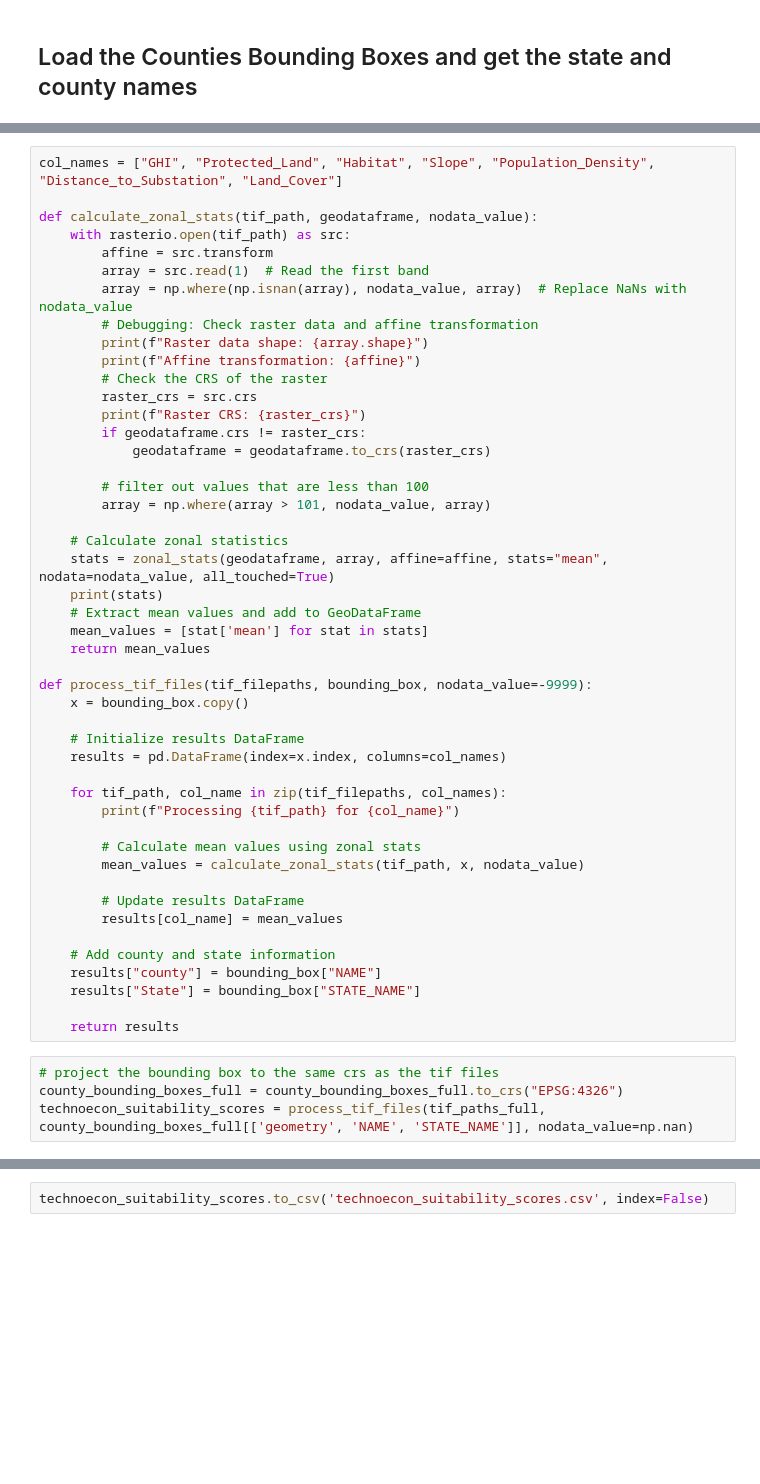
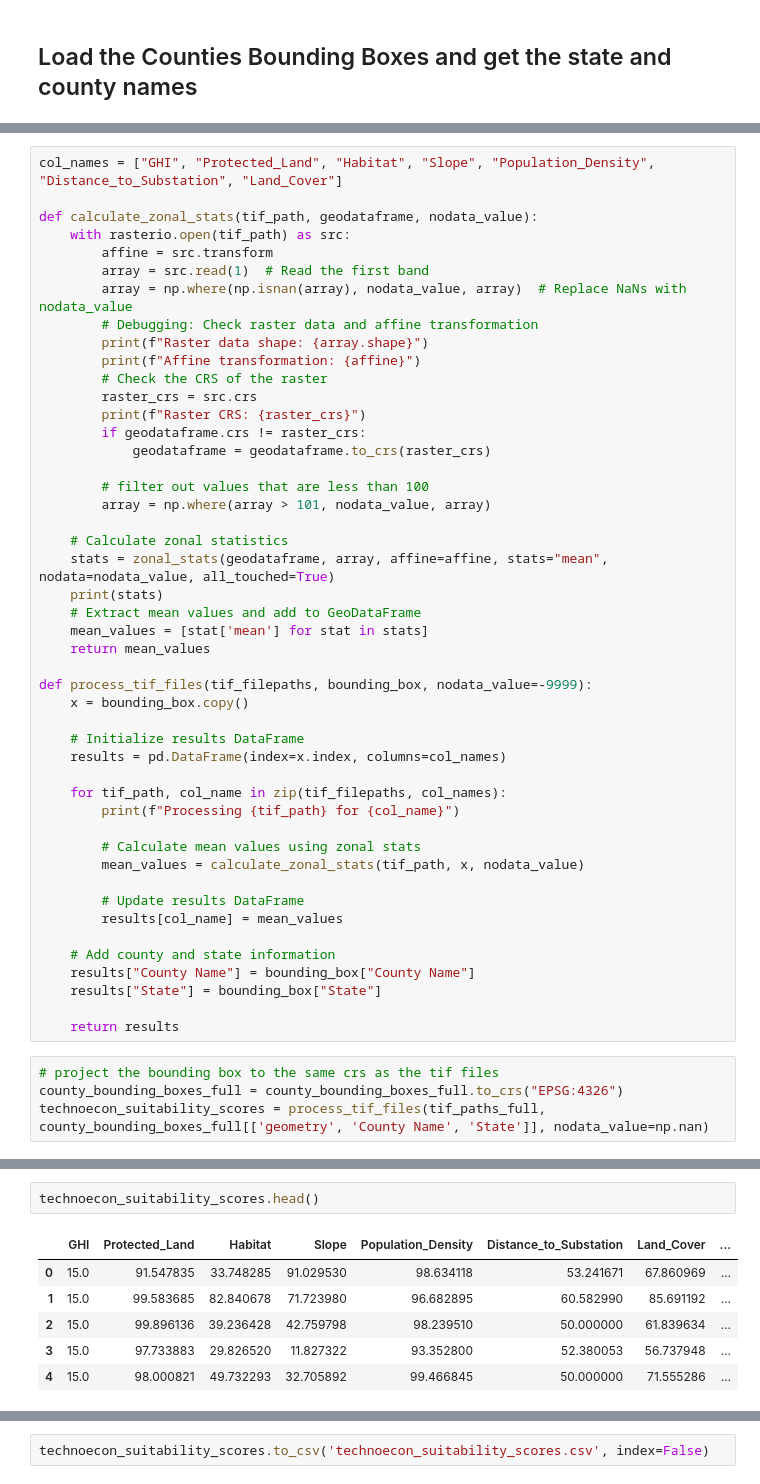
Before and after one commit to jackljk/Solar-NIMBY, a Jupyter notebook: TechnoEcon Df Creation/social_var_code_cleaning.ipynb, the cells around one changed output, grey strips where cells are left out. Saved outputs shown, nothing was run; the diff lists cells and outputs as text; blank space fills up the shorter version.

```diff
--- a/TechnoEcon Df Creation/social_var_code_cleaning.ipynb
+++ b/TechnoEcon Df Creation/social_var_code_cleaning.ipynb
@@ -85,11 +111,11 @@ def process_tif_files(tif_filepaths, bounding_box, nodata_value=-9999):
         results[col_name] = mean_values
 
     # Add county and state information
-    results["county"] = bounding_box["NAME"]
-    results["State"] = bounding_box["STATE_NAME"]
+    results["County Name"] = bounding_box["County Name"]
+    results["State"] = bounding_box["State"]
 
     return results
 # %%
 # project the bounding box to the same crs as the tif files
 county_bounding_boxes_full = county_bounding_boxes_full.to_crs("EPSG:4326")
-technoecon_suitability_scores = process_tif_files(tif_paths_full, county_bounding_boxes_full[['geometry', 'NAME', 'STATE_NAME']], nodata_value=np.nan)
+technoecon_suitability_scores = process_tif_files(tif_paths_full, county_bounding_boxes_full[['geometry', 'County Name', 'State']], nodata_value=np.nan)
@@ -96,2 +140,11 @@ technoecon_suitability_scores = process_tif_files(tif_paths_full, county_boundin
+# %%
+technoecon_suitability_scores.head()
+# %% [output]
+|  | GHI | Protected_Land | Habitat | Slope | Population_Density | Distance_to_Substation | Land_Cover | ... |
+| 0 | 15.0 | 91.547835 | 33.748285 | 91.029530 | 98.634118 | 53.241671 | 67.860969 | ... |
+| 1 | 15.0 | 99.583685 | 82.840678 | 71.723980 | 96.682895 | 60.582990 | 85.691192 | ... |
+| 2 | 15.0 | 99.896136 | 39.236428 | 42.759798 | 98.239510 | 50.000000 | 61.839634 | ... |
+| 3 | 15.0 | 97.733883 | 29.826520 | 11.827322 | 93.352800 | 52.380053 | 56.737948 | ... |
+| 4 | 15.0 | 98.000821 | 49.732293 | 32.705892 | 99.466845 | 50.000000 | 71.555286 | ... |
 # %%
 technoecon_suitability_scores[technoecon_suitability_scores['county'] == 'Autauga']
```
Also changed, not shown: parts of 7 cells of this notebook, 2 other files.
